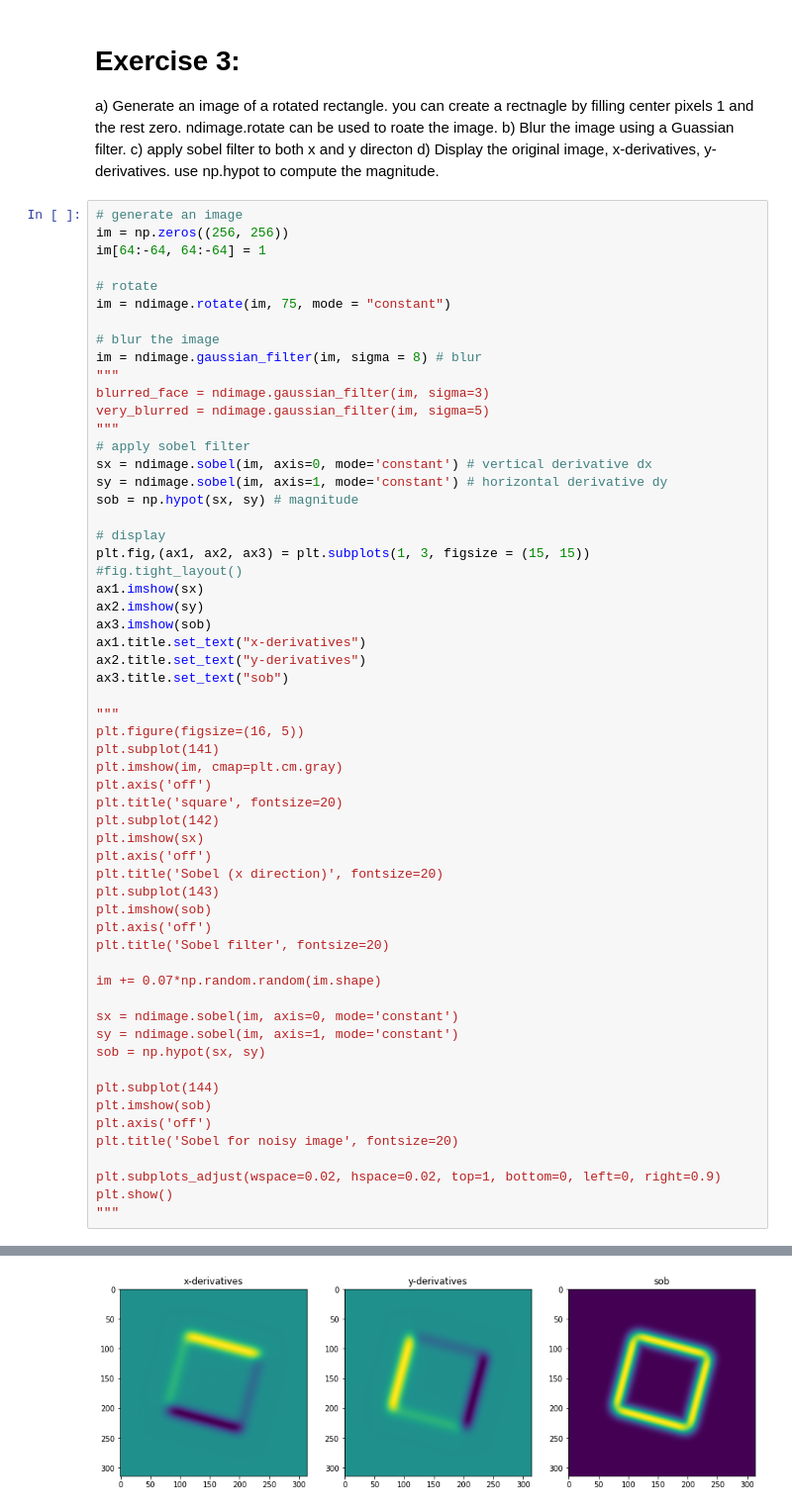
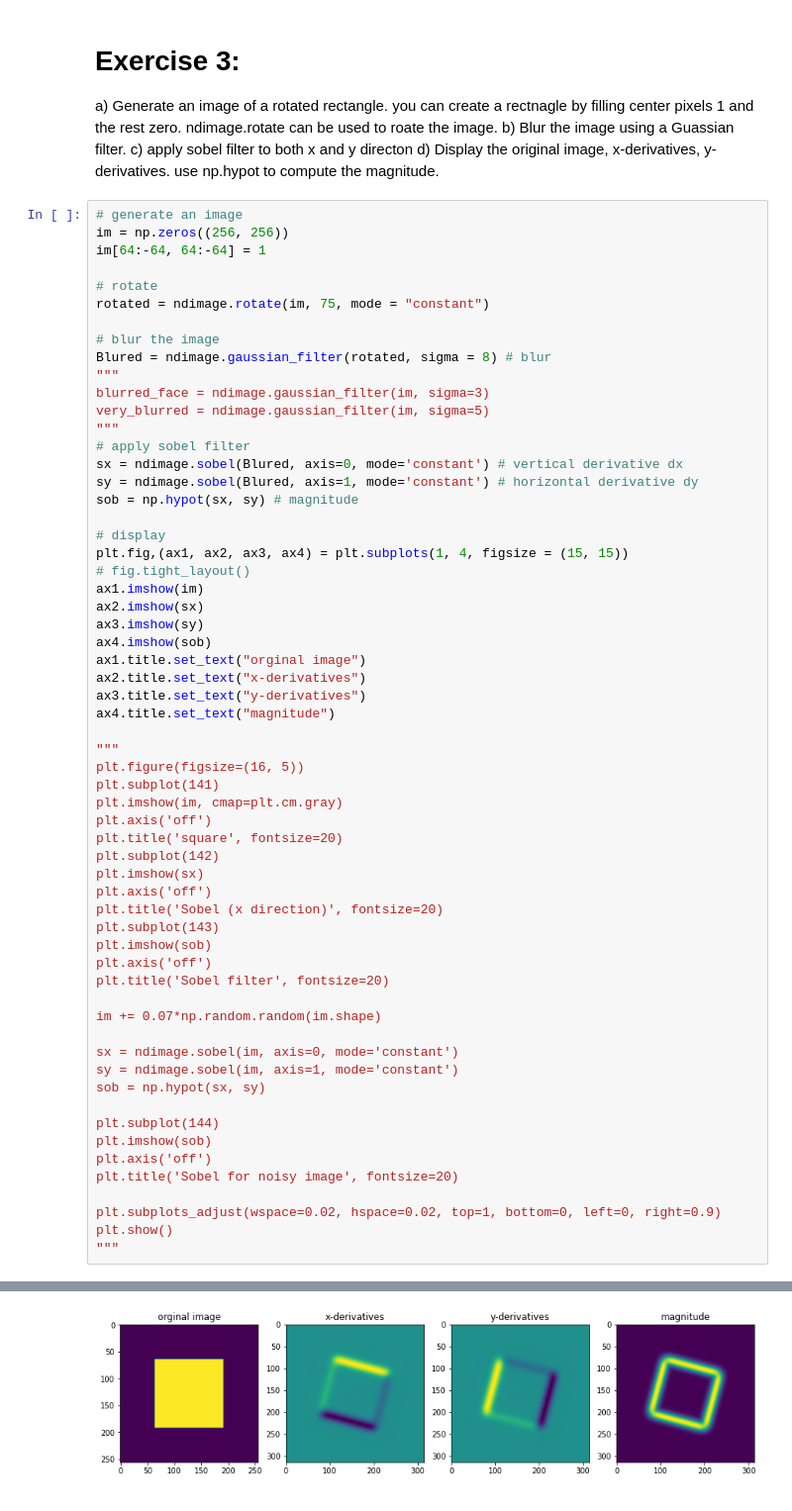
Before and after one commit to twyunting/CSC-676_Computer-Vision, a Jupyter notebook: labs/wk5/YuntingChiu_Lecture7_tutorial_Exercises.ipynb, the cells around one changed output, grey strips where cells are left out. Shown: that part at 99% size. Saved outputs shown, nothing was run; the diff lists cells and outputs as text.

```diff
--- a/labs/wk5/YuntingChiu_Lecture7_tutorial_Exercises.ipynb
+++ b/labs/wk5/YuntingChiu_Lecture7_tutorial_Exercises.ipynb
@@ -196,58 +174,60 @@ im = np.zeros((256, 256))
 im[64:-64, 64:-64] = 1
 
 # rotate
-im = ndimage.rotate(im, 75, mode = "constant")
+rotated = ndimage.rotate(im, 75, mode = "constant")
 
 # blur the image
-im = ndimage.gaussian_filter(im, sigma = 8) # blur
+Blured = ndimage.gaussian_filter(rotated, sigma = 8) # blur
 """
 blurred_face = ndimage.gaussian_filter(im, sigma=3)
 very_blurred = ndimage.gaussian_filter(im, sigma=5)
 """
 # apply sobel filter
-sx = ndimage.sobel(im, axis=0, mode='constant') # vertical derivative dx
-sy = ndimage.sobel(im, axis=1, mode='constant') # horizontal derivative dy
+sx = ndimage.sobel(Blured, axis=0, mode='constant') # vertical derivative dx
+sy = ndimage.sobel(Blured, axis=1, mode='constant') # horizontal derivative dy
 sob = np.hypot(sx, sy) # magnitude
 
 # display
-plt.fig,(ax1, ax2, ax3) = plt.subplots(1, 3, figsize = (15, 15))
-#fig.tight_layout()
-ax1.imshow(sx)
-ax2.imshow(sy)
-ax3.imshow(sob)
-ax1.title.set_text("x-derivatives")
-ax2.title.set_text("y-derivatives")
-ax3.title.set_text("sob")
+plt.fig,(ax1, ax2, ax3, ax4) = plt.subplots(1, 4, figsize = (15, 15))
+# fig.tight_layout()
+ax1.imshow(im)
+ax2.imshow(sx)
+ax3.imshow(sy)
+ax4.imshow(sob)
+ax1.title.set_text("orginal image")
+ax2.title.set_text("x-derivatives")
+ax3.title.set_text("y-derivatives")
+ax4.title.set_text("magnitude")
 
 """
 plt.figure(figsize=(16, 5))
 plt.subplot(141)
 plt.imshow(im, cmap=plt.cm.gray)
 plt.axis('off')
 plt.title('square', fontsize=20)
 plt.subplot(142)
 plt.imshow(sx)
 plt.axis('off')
 plt.title('Sobel (x direction)', fontsize=20)
 plt.subplot(143)
 plt.imshow(sob)
 plt.axis('off')
 plt.title('Sobel filter', fontsize=20)
 
 im += 0.07*np.random.random(im.shape)
 
 sx = ndimage.sobel(im, axis=0, mode='constant')
 sy = ndimage.sobel(im, axis=1, mode='constant')
 sob = np.hypot(sx, sy)
 
 plt.subplot(144)
 plt.imshow(sob)
 plt.axis('off')
 plt.title('Sobel for noisy image', fontsize=20)
 
 plt.subplots_adjust(wspace=0.02, hspace=0.02, top=1, bottom=0, left=0, right=0.9)
 plt.show()
 """
 # %% [output]
 "\nplt.figure(figsize=(16, 5))\nplt.subplot(141)\nplt.imshow(im, cmap=plt.cm.gray)\nplt.axis('off')\nplt.title('square', fontsize=20)\nplt.subplot(142)\nplt.imshow(sx)\nplt.axis('off')\nplt.title('Sob ...
-[figure, old version]
+[figure, new version]
```
Also changed, not shown: parts of 6 cells of this notebook.
